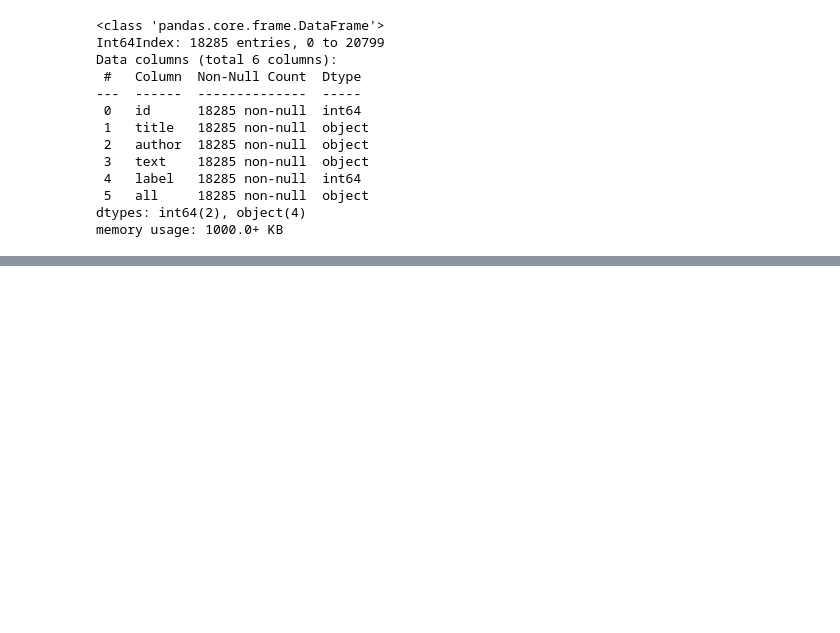
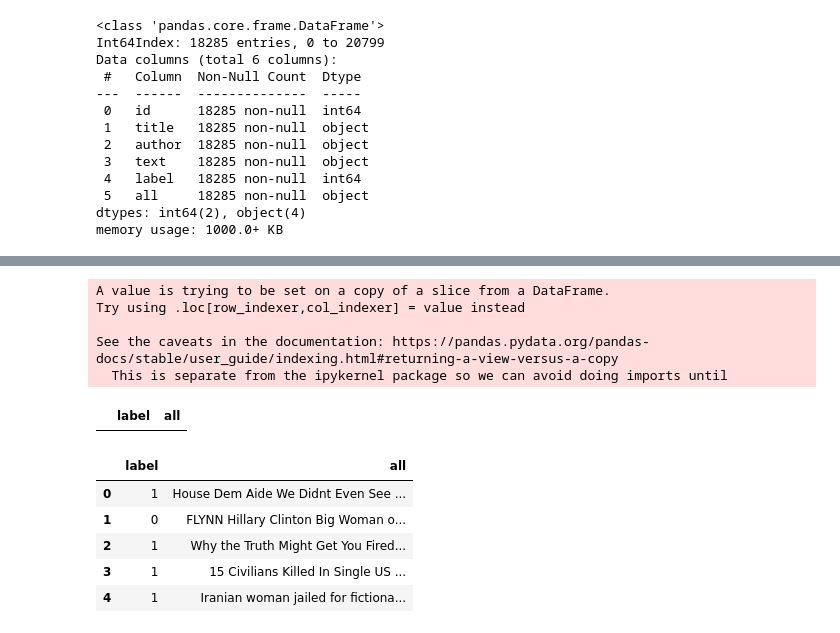
Before and after one commit to emilbello/newsish, a Jupyter notebook: FakeNewsPredictor.ipynb, the cells around one changed output, grey strips where cells are left out. Saved outputs shown, nothing was run; the diff lists cells and outputs as text; code cells hidden in the pictures; blank space fills up the shorter version.

```diff
--- a/FakeNewsPredictor.ipynb
+++ b/FakeNewsPredictor.ipynb
@@ -158,0 +166,26 @@ TypeError: sequence item 64: expected str instance, float found
+# %%
+# removing leading and trailing spaces from 'all'
+df_trim = df_regex[['label', 'all']]
+df_trim['all'] = df_regex['all'].str.strip()
+# %% [output]
+A value is trying to be set on a copy of a slice from a DataFrame.
+Try using .loc[row_indexer,col_indexer] = value instead
+
+See the caveats in the documentation: https://pandas.pydata.org/pandas-docs/stable/user_guide/indexing.html#returning-a-view-versus-a-copy
+  This is separate from the ipykernel package so we can avoid doing imports until
+# %%
+# checking for empty rows
+df_trim.loc[df_trim['all'] == '']
+# %% [output]
+|  | label | all |
+# %%
+# final DF for preprocessing
+df_news = df_trim.loc[df_trim['all'] != '']
+df_news.head()
+# %% [output]
+|  | label | all |
+| 0 | 1 | House Dem Aide We Didnt Even See ... |
+| 1 | 0 | FLYNN Hillary Clinton Big Woman o... |
+| 2 | 1 | Why the Truth Might Get You Fired... |
+| 3 | 1 | 15 Civilians Killed In Single US ... |
+| 4 | 1 | Iranian woman jailed for fictiona... |
```
Also changed, not shown: parts of 21 cells of this notebook.
